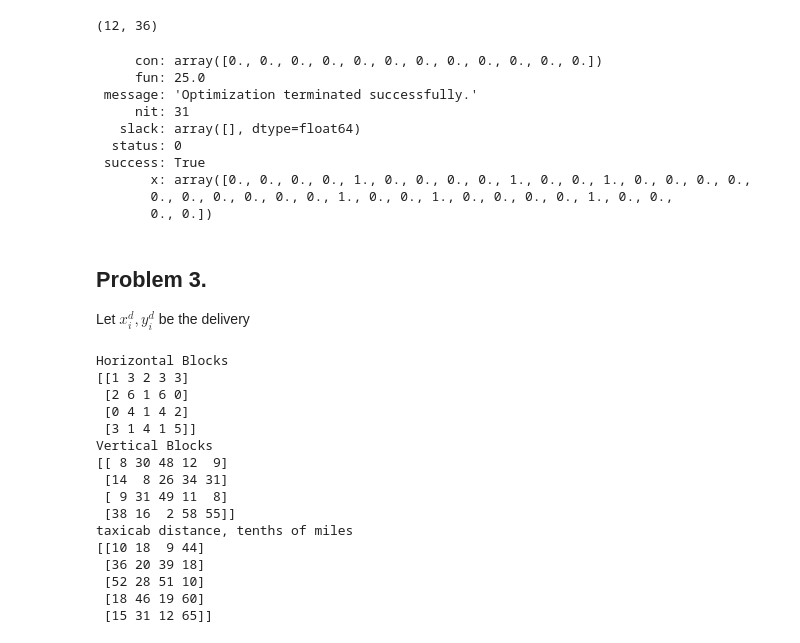
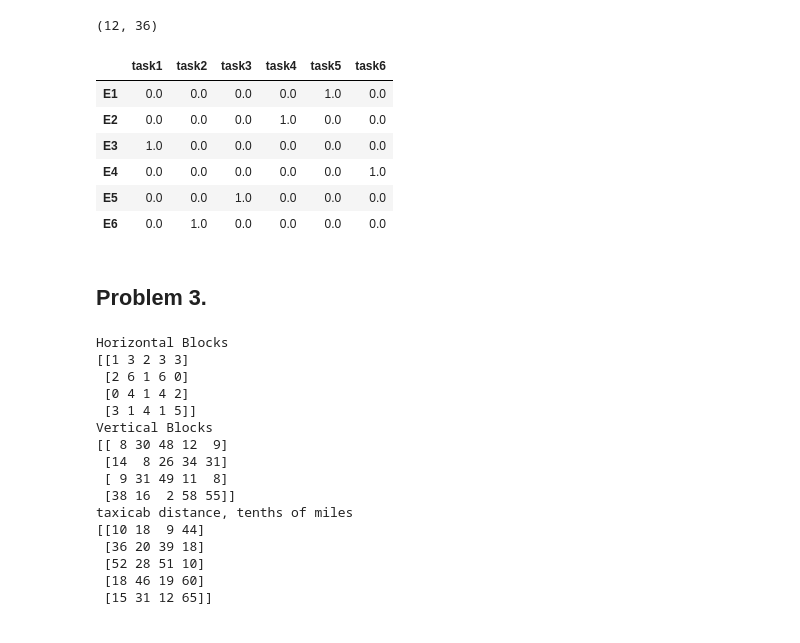
Before and after one commit to aarongraybill/Math210, a Jupyter notebook: ProblemSets/ProblemSet6/ProblemSet6.ipynb, the cells around one changed output. Drawn from its saved outputs; the diff is of its cells as text; code cells hidden in the pictures.

```diff
--- a/ProblemSets/ProblemSet6/ProblemSet6.ipynb
+++ b/ProblemSets/ProblemSet6/ProblemSet6.ipynb
@@ -102,24 +98,24 @@ assignment_matrix(6,6).shape
 # %%
 a_eq=assignment_matrix(6,6)
 b_eq=np.ones(12)
 c=np.array([6, 8, 5, 9, 6, 7,3, 5, 7, 4, 8, 7,4, 8, 6, 8, 9, 7,7, 5, 5, 6, 4, 3,9, 7, 3, 3, 7, 5,8, 5, 7, 5, 7, 8])
 
-linprog(c,A_eq=a_eq,b_eq=b_eq,method="simplex")
+out=linprog(c,A_eq=a_eq,b_eq=b_eq,method="simplex")
+
+import pandas as pd
+row_names=["E1","E2","E3","E4","E5","E6"]
+column_names=["task1","task2","task3","task4","task5","task6"]
+pd.DataFrame(out.x.reshape(6,6), columns=column_names, index=row_names)
 # %% [output]
-     con: array([0., 0., 0., 0., 0., 0., 0., 0., 0., 0., 0., 0.])
-     fun: 25.0
- message: 'Optimization terminated successfully.'
-     nit: 31
-   slack: array([], dtype=float64)
-  status: 0
- success: True
-       x: array([0., 0., 0., 0., 1., 0., 0., 0., 0., 1., 0., 0., 1., 0., 0., 0., 0.,
-       0., 0., 0., 0., 0., 0., 1., 0., 0., 1., 0., 0., 0., 0., 1., 0., 0.,
-       0., 0.])
+|  | task1 | task2 | task3 | task4 | task5 | task6 |
+| E1 | 0.0 | 0.0 | 0.0 | 0.0 | 1.0 | 0.0 |
+| E2 | 0.0 | 0.0 | 0.0 | 1.0 | 0.0 | 0.0 |
+| E3 | 1.0 | 0.0 | 0.0 | 0.0 | 0.0 | 0.0 |
+| E4 | 0.0 | 0.0 | 0.0 | 0.0 | 0.0 | 1.0 |
+| E5 | 0.0 | 0.0 | 1.0 | 0.0 | 0.0 | 0.0 |
+| E6 | 0.0 | 1.0 | 0.0 | 0.0 | 0.0 | 0.0 |
-# %% [markdown]
-## Problem 3.
-
-Let $x_i^d,y_i^d$ be the delivery
+# %% [markdown]
+## Problem 3.
 # %%
 print("Horizontal Blocks")
 horz=np.abs(np.subtract.outer([4,1,3,6],[3,7,2,7,1]))
```
Also changed, not shown: parts of 12 cells of this notebook.
